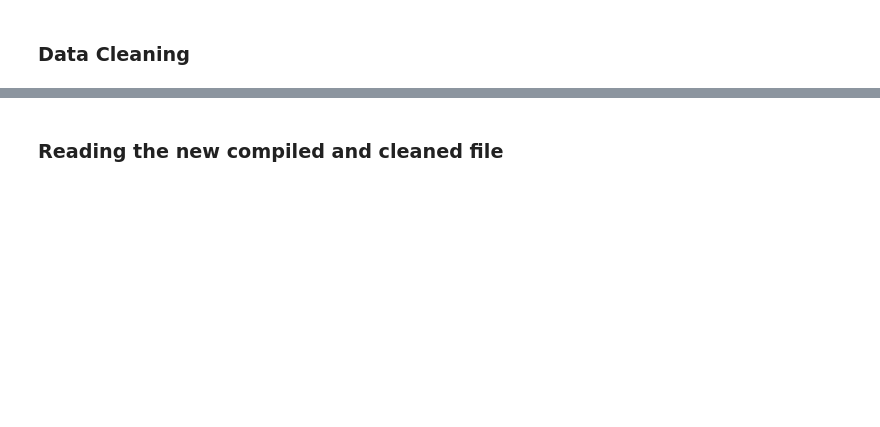
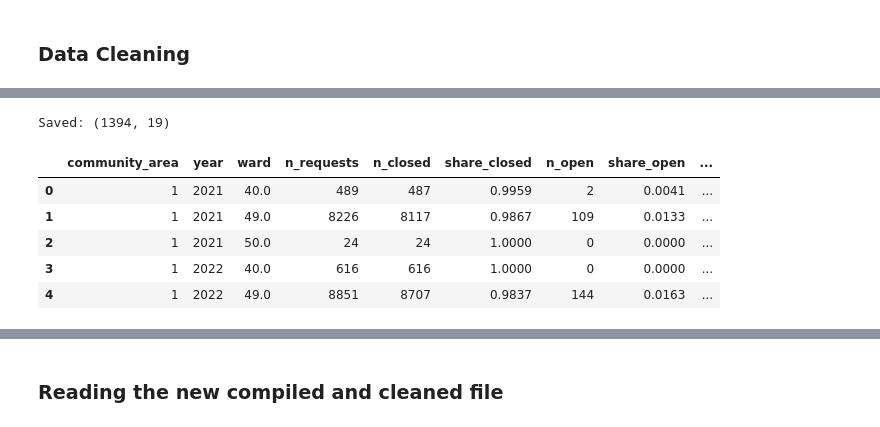
Before and after one commit to yiwang43/spatial-edu-inequality, a Jupyter notebook: code/scraping/311_API.ipynb, the cells around one changed output, grey strips where cells are left out. Saved outputs shown, nothing was run; the diff lists cells and outputs as text; code cells hidden in the pictures; blank space fills up the shorter version.

```diff
--- a/code/scraping/311_API.ipynb
+++ b/code/scraping/311_API.ipynb
@@ -200,5 +243,5 @@ df_311.to_csv("data/311_2021_to_2025_clean.csv", index=False)
 # %%
-df = pd.read_csv("data/311_2021_to_2025_clean.csv")
+df = pd.read_csv("~/Downloads/311_request_data/data/311_2021_to_2025_clean.csv")
 
 df["community_area"] = pd.to_numeric(df["community_area"], errors="coerce")
 df = df.dropna(subset=["community_area"]).copy()
@@ -241,34 +284,42 @@ final_metrics = (
           p75_ttc_hours=("ttc_hours", lambda s: s.quantile(0.75)),
           mean_ttc_hours=("ttc_hours", "mean"),
 
           median_age_open_hours=("age_open_hours", "median"),
           p75_age_open_hours=("age_open_hours", lambda s: s.quantile(0.75)),
 
           pct_closed_24h=("closed_within_24h", "mean"),
           pct_closed_72h=("closed_within_72h", "mean"),
           pct_closed_7d=("closed_within_7d", "mean"),
           pct_closed_30d=("closed_within_30d", "mean"),
       )
       .reset_index()
 )
 
 final_metrics["small_n_requests"] = final_metrics["n_requests"] < 30
 final_metrics["small_n_closed"]   = final_metrics["n_closed"] < 30
 
 # Round readable columns
 to_round = [
     "share_closed", "share_open",
     "median_ttc_hours", "p75_ttc_hours", "mean_ttc_hours",
     "median_age_open_hours", "p75_age_open_hours",
     "pct_closed_24h", "pct_closed_72h", "pct_closed_7d", "pct_closed_30d",
 ]
 for c in to_round:
     if c in final_metrics.columns:
         final_metrics[c] = final_metrics[c].round(4)
 
-final_metrics.to_csv("data/311_metrics.csv", index=False)
+final_metrics.to_csv("~/Downloads/311_request_data/data/311_metrics.csv", index=False)
 print("Saved:", final_metrics.shape)
 final_metrics.head()
+# %% [output]
+Saved: (1394, 19)
+|  | community_area | year | ward | n_requests | n_closed | share_closed | n_open | share_open | ... |
+| 0 | 1 | 2021 | 40.0 | 489 | 487 | 0.9959 | 2 | 0.0041 | ... |
+| 1 | 1 | 2021 | 49.0 | 8226 | 8117 | 0.9867 | 109 | 0.0133 | ... |
+| 2 | 1 | 2021 | 50.0 | 24 | 24 | 1.0000 | 0 | 0.0000 | ... |
+| 3 | 1 | 2022 | 40.0 | 616 | 616 | 1.0000 | 0 | 0.0000 | ... |
+| 4 | 1 | 2022 | 49.0 | 8851 | 8707 | 0.9837 | 144 | 0.0163 | ... |
 # %%
 print(len(df)) # check length
 print(df["created_date"].min(), "to", df["created_date"].max()) # check time period
```
Also changed, not shown: parts of 9 cells of this notebook.
